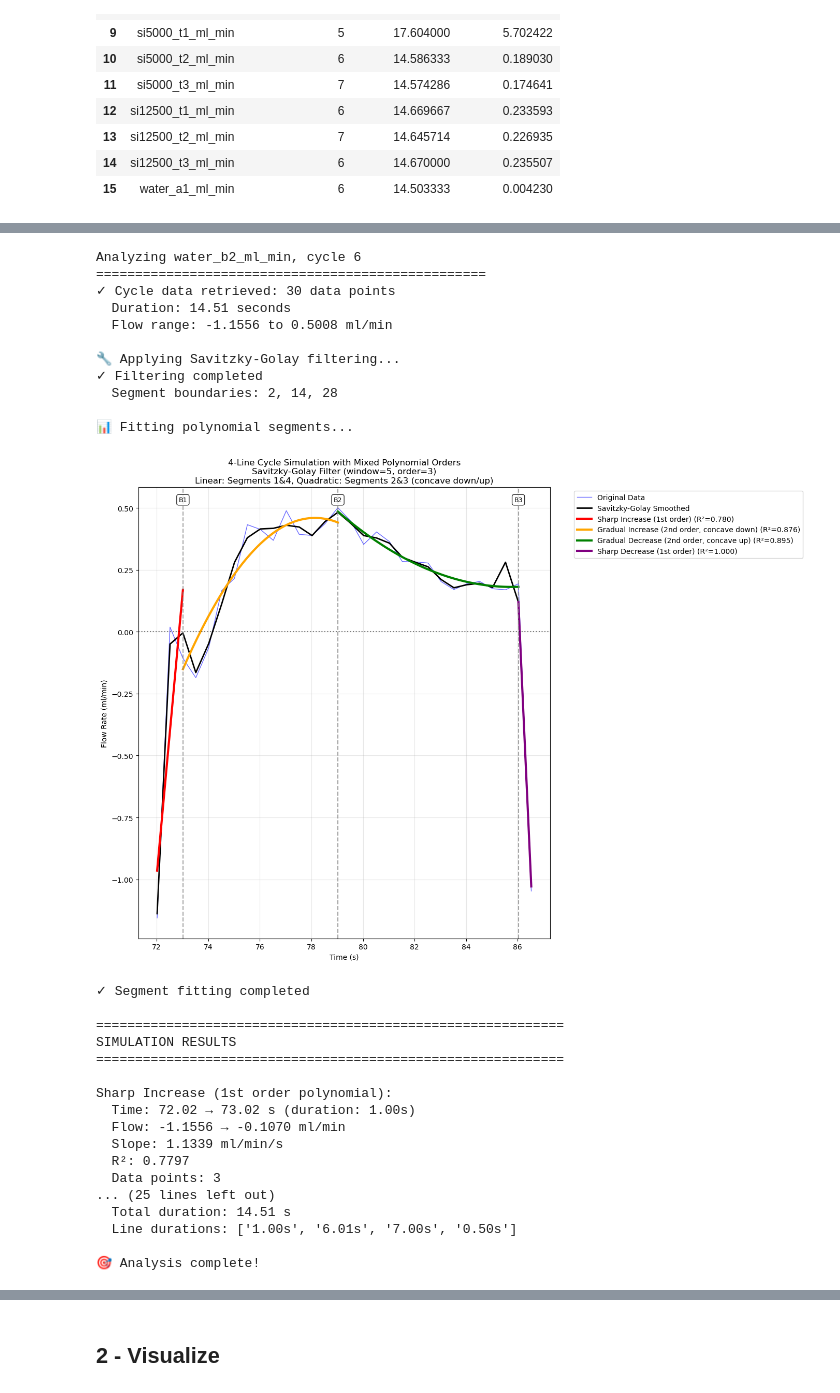
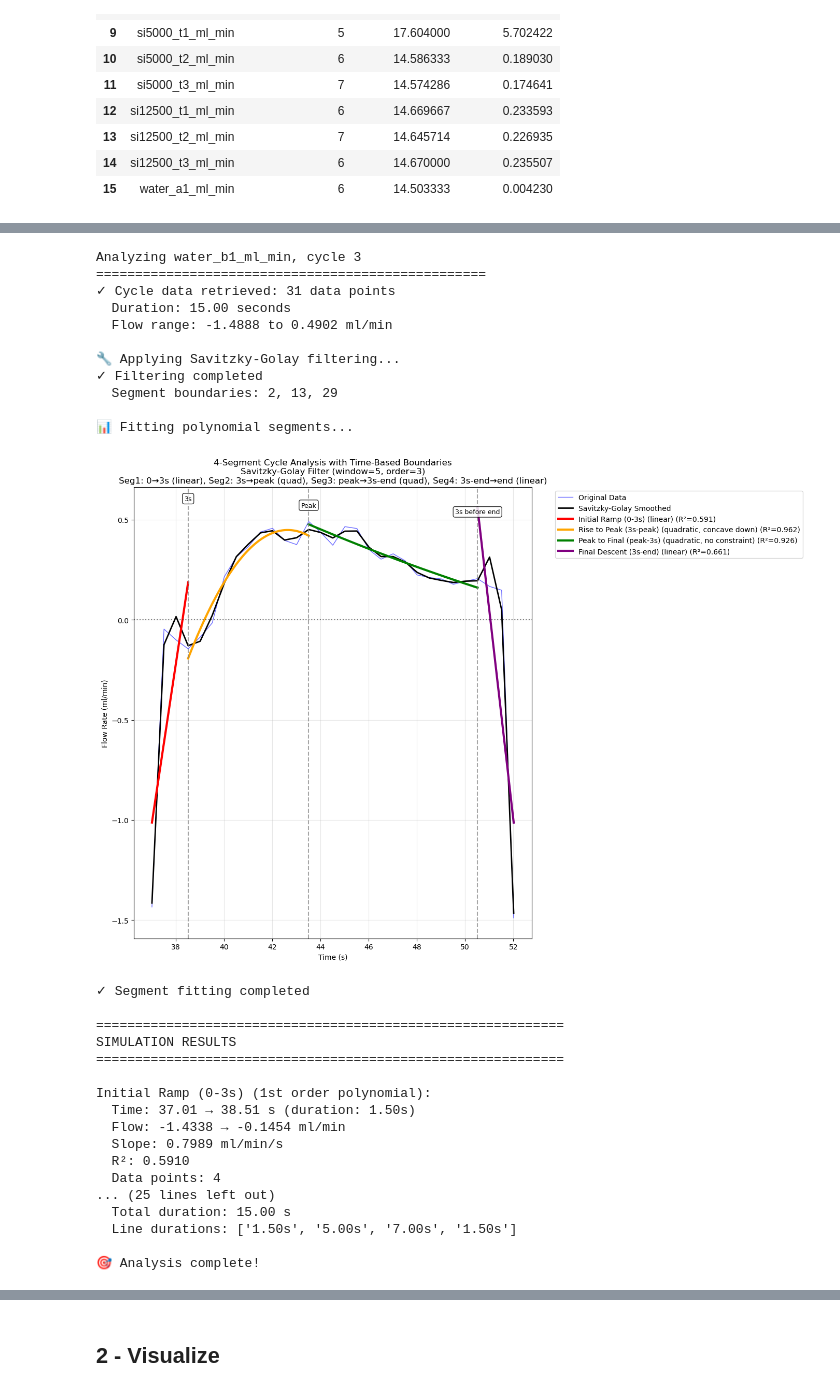
Before and after one commit to mahdi-rstgr/Micro_Liquid_Handling, a Jupyter notebook: Applications/Viscosity_estimation/flow_curve_analysis.ipynb, the cells around one changed output, grey strips where cells are left out. Cells and saved outputs as stored; diff of their text form; code cells hidden in the pictures.

```diff
--- a/Applications/Viscosity_estimation/flow_curve_analysis.ipynb
+++ b/Applications/Viscosity_estimation/flow_curve_analysis.ipynb
@@ -248,8 +254,8 @@ def get_cycle_data(sample_column, cycle_number, df=df, time=None):
     return cycles[cycle_number - 1]
 # %%
 # Simple example: Get and plot a single cycle
-sample_name = 'water_b1_ml_min'
-#sample_name = 'si350_t2_ml_min'
+#sample_name = 'water_b1_ml_min'
+sample_name = 'si1000_t2_ml_min'
 cycle_number = 2
 
 # Get cycle data
@@ -666,8 +711,10 @@ def fit_segments_to_cycle(filtered_data, plot=True):
 # Example: Analyze a single cycle with the two new functions
 
 # Select a sample and cycle to analyze
-sample_name = 'water_b2_ml_min'
-cycle_number = 6
+#sample_name = 'si350_t2_ml_min'
+#sample_name = 'si1000_t2_ml_min'
+sample_name = 'water_b1_ml_min'
+cycle_number = 3
 
 print(f"Analyzing {sample_name}, cycle {cycle_number}")
 print("="*50)
@@ -703,53 +750,53 @@ else:
             print("✓ Segment fitting completed")
             print("\n" + "="*60)
             print("SIMULATION RESULTS")
             print("="*60)
 
             # Display detailed results for each segment
             for line_name, seg in simulation_result['segments'].items():
                 print(f"\n{seg['name']} ({seg['poly_order']}{'st' if seg['poly_order']==1 else 'rd'} order polynomial):")
                 print(f"  Time: {seg['start_time']:.2f} → {seg['end_time']:.2f} s (duration: {seg['duration']:.2f}s)")
                 print(f"  Flow: {seg['start_flow']:.4f} → {seg['end_flow']:.4f} ml/min")
                 print(f"  Slope: {seg['slope']:.4f} ml/min/s")
                 print(f"  R²: {seg['r_squared']:.4f}")
                 print(f"  Data points: {seg['data_points']}")
 
             # Display overall statistics
             print(f"\nOverall Statistics:")
             stats = simulation_result['statistics']
             print(f"  Mean R²: {stats['mean_r_squared']:.4f}")
             print(f"  Slope range: {stats['slope_range']:.4f} ml/min/s")
             print(f"  Total duration: {stats['total_duration']:.2f} s")
             print(f"  Line durations: {[f'{d:.2f}s' for d in stats['line_durations']]}")
 
             print("\n🎯 Analysis complete!")
 # %% [output]
-Analyzing water_b2_ml_min, cycle 6
+Analyzing water_b1_ml_min, cycle 3
 ==================================================
-✓ Cycle data retrieved: 30 data points
-  Duration: 14.51 seconds
-  Flow range: -1.1556 to 0.5008 ml/min
+✓ Cycle data retrieved: 31 data points
+  Duration: 15.00 seconds
+  Flow range: -1.4888 to 0.4902 ml/min
 
 🔧 Applying Savitzky-Golay filtering...
 ✓ Filtering completed
-  Segment boundaries: 2, 14, 28
+  Segment boundaries: 2, 13, 29
 
 📊 Fitting polynomial segments...
-[figure, old version]
+[figure, new version]
 ✓ Segment fitting completed
 
 ============================================================
 SIMULATION RESULTS
 ============================================================
 
-Sharp Increase (1st order polynomial):
-  Time: 72.02 → 73.02 s (duration: 1.00s)
-  Flow: -1.1556 → -0.1070 ml/min
-  Slope: 1.1339 ml/min/s
-  R²: 0.7797
-  Data points: 3
+Initial Ramp (0-3s) (1st order polynomial):
+  Time: 37.01 → 38.51 s (duration: 1.50s)
+  Flow: -1.4338 → -0.1454 ml/min
+  Slope: 0.7989 ml/min/s
+  R²: 0.5910
+  Data points: 4
 ... (25 lines left out)
-  Total duration: 14.51 s
-  Line durations: ['1.00s', '6.01s', '7.00s', '0.50s']
+  Total duration: 15.00 s
+  Line durations: ['1.50s', '5.00s', '7.00s', '1.50s']
 
 🎯 Analysis complete!
```
Also changed, not shown: parts of 29 cells of this notebook, 5 other files.
